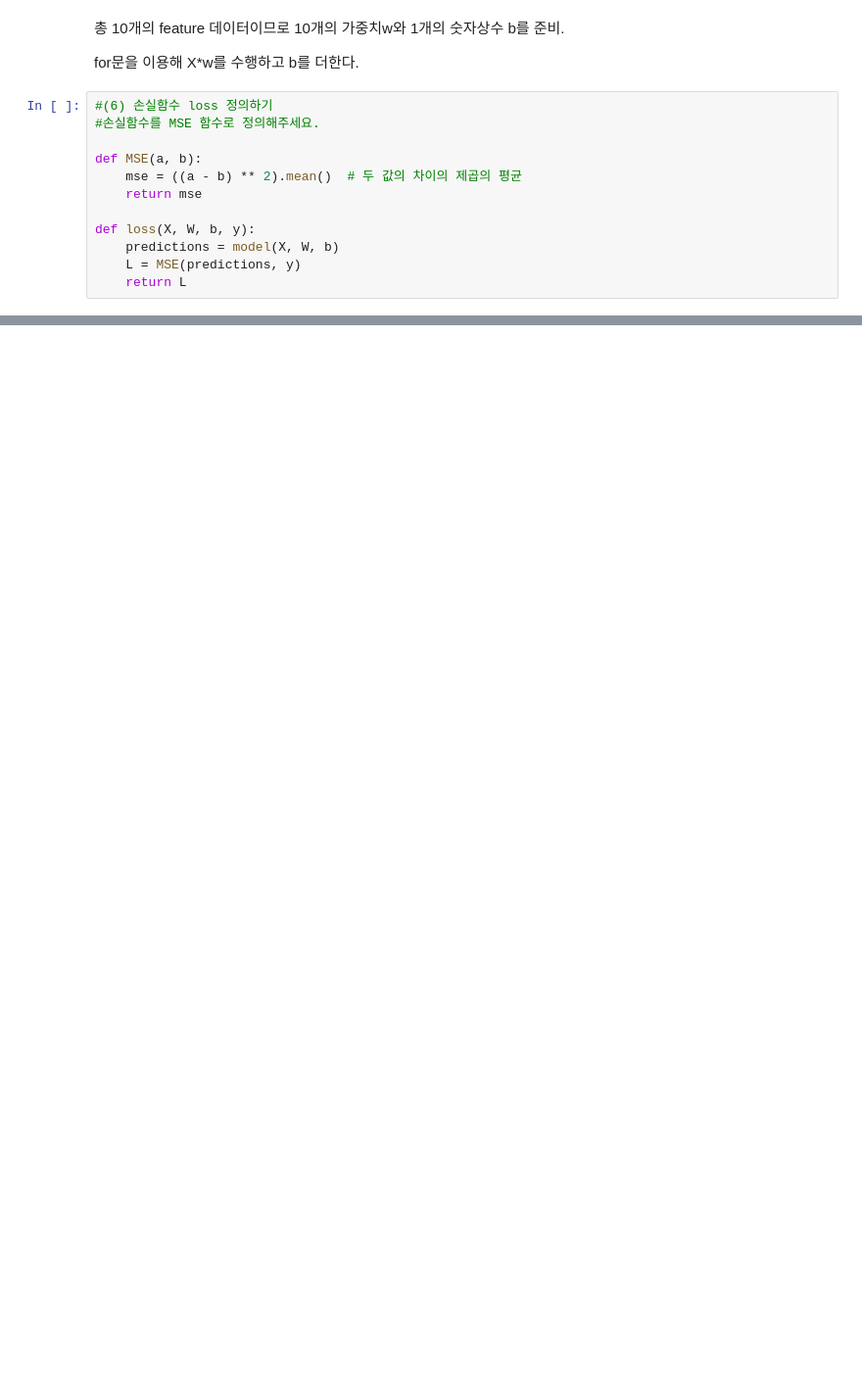
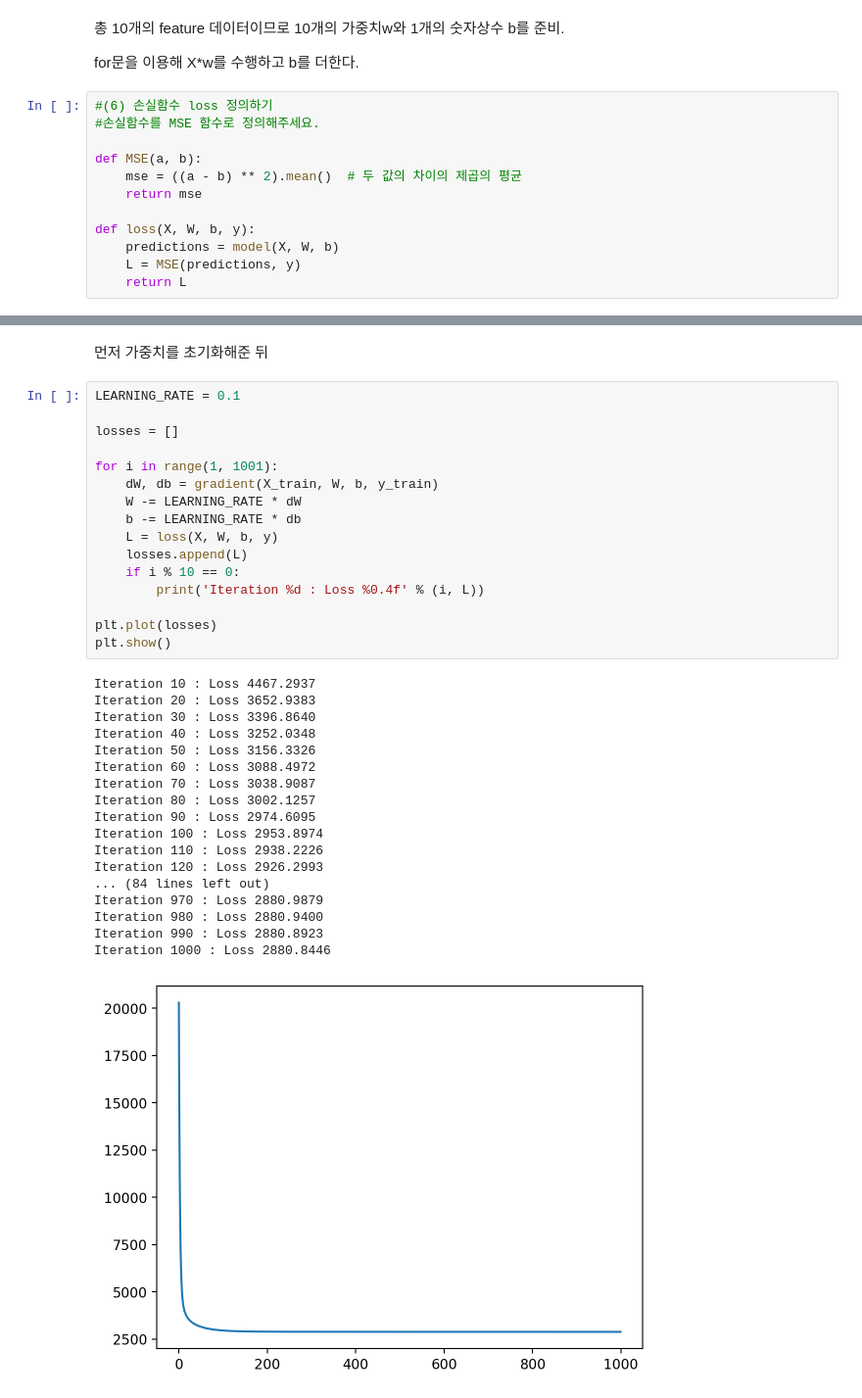
Before and after one commit to F100d4U/Exploration, a Jupyter notebook: [EP02]diabetes.ipynb, the cells around one changed output, grey strips where cells are left out. Shown at 98% size. Saved outputs shown, nothing was run; the diff lists cells and outputs as text; blank space fills up the shorter version.

```diff
--- a/[EP02]diabetes.ipynb
+++ b/[EP02]diabetes.ipynb
@@ -269,0 +281,37 @@ LEARNING_RATE에 다양한 값을 넣어보고 다양하게 학습을 시켜보
+# %% [markdown]
+먼저 가중치를 초기화해준 뒤
+# %%
+LEARNING_RATE = 0.1
+
+losses = []
+
+for i in range(1, 1001):
+    dW, db = gradient(X_train, W, b, y_train)
+    W -= LEARNING_RATE * dW
+    b -= LEARNING_RATE * db
+    L = loss(X, W, b, y)
+    losses.append(L)
+    if i % 10 == 0:
+        print('Iteration %d : Loss %0.4f' % (i, L))
+
+plt.plot(losses)
+plt.show()
+# %% [output]
+Iteration 10 : Loss 4467.2937
+Iteration 20 : Loss 3652.9383
+Iteration 30 : Loss 3396.8640
+Iteration 40 : Loss 3252.0348
+Iteration 50 : Loss 3156.3326
+Iteration 60 : Loss 3088.4972
+Iteration 70 : Loss 3038.9087
+Iteration 80 : Loss 3002.1257
+Iteration 90 : Loss 2974.6095
+Iteration 100 : Loss 2953.8974
+Iteration 110 : Loss 2938.2226
+Iteration 120 : Loss 2926.2993
+... (84 lines left out)
+Iteration 970 : Loss 2880.9879
+Iteration 980 : Loss 2880.9400
+Iteration 990 : Loss 2880.8923
+Iteration 1000 : Loss 2880.8446
+[figure, added]
```
Also changed, not shown: parts of 22 cells of this notebook.
